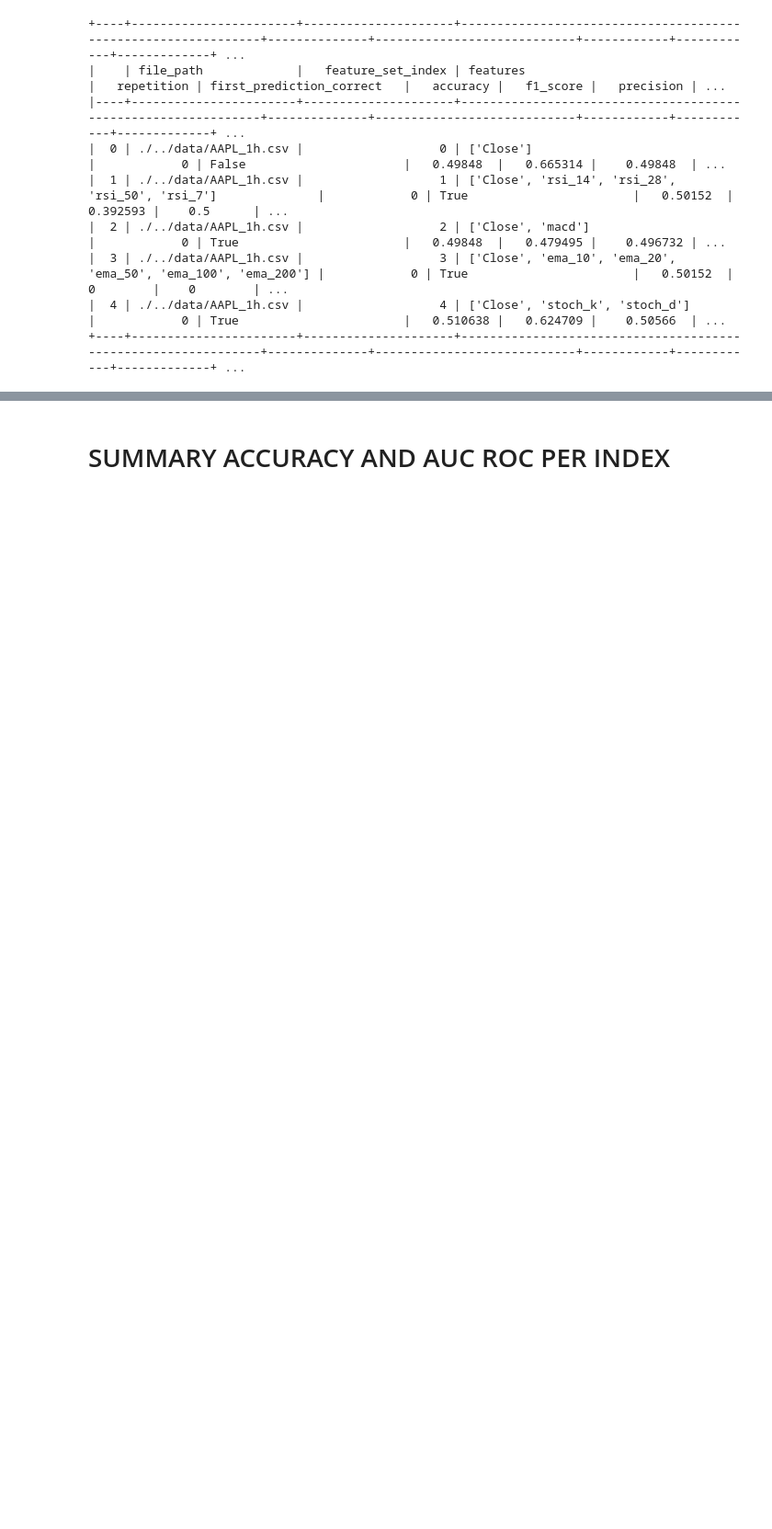
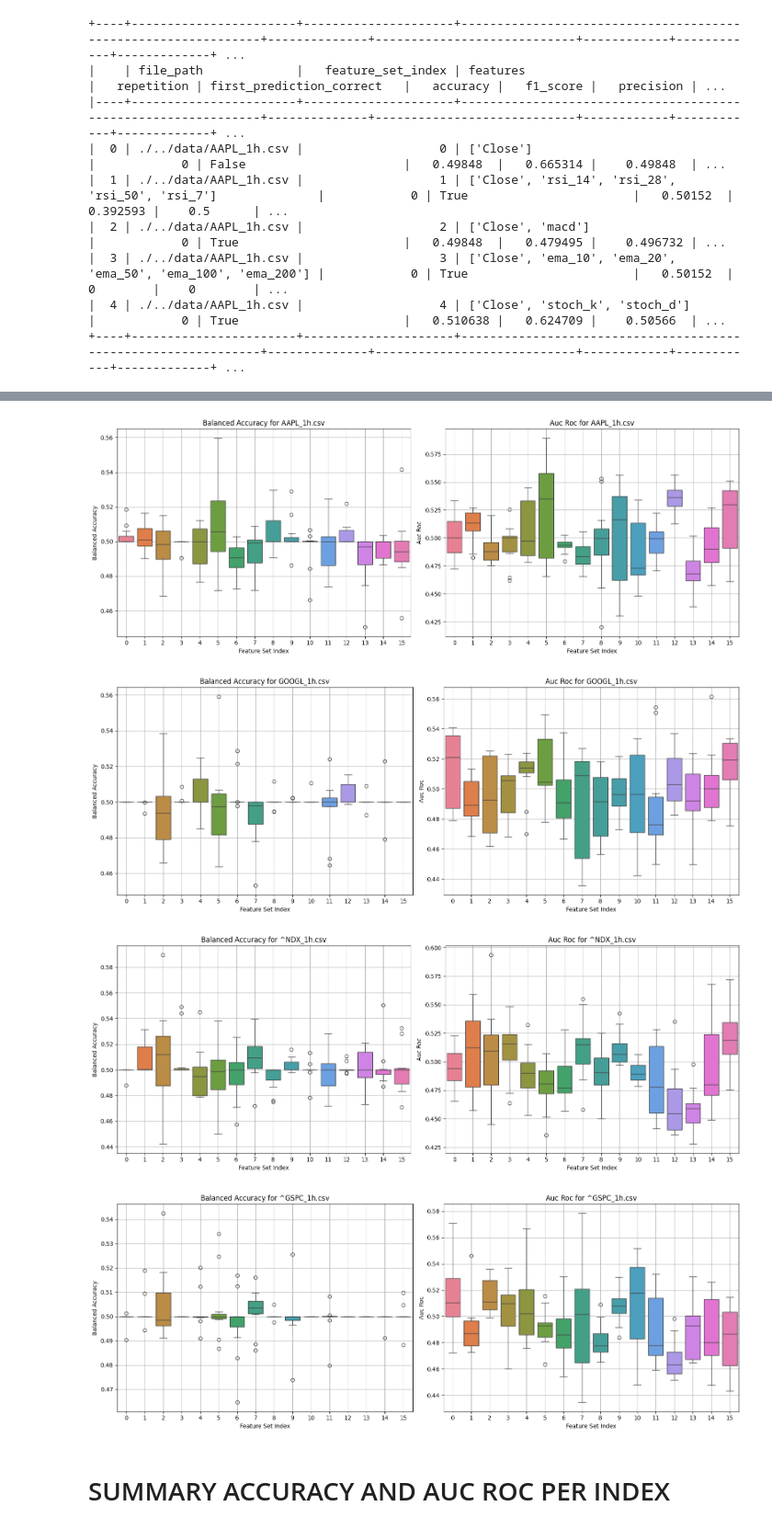
Before and after one commit to CenturionTheMan/WhiteRock, a Jupyter notebook: src/indicators_data_analis.ipynb, the cells around one changed output, grey strips where cells are left out. Shown: that part at 92% size. Drawn from its saved outputs; the diff is of its cells as text; code cells hidden in the pictures; blank space fills up the shorter version.

```diff
--- a/src/indicators_data_analis.ipynb
+++ b/src/indicators_data_analis.ipynb
@@ -77,18 +51,0 @@ for file in files:
-# %%
-metrics = ["auc_roc"] # "f1_score" "balanced_accuracy"
-files = df['file_path'].unique()
-for file in files:
-    file_name = file.split('/')[-1]
-    df_file = df[df['file_path'] == file]
-    for metric in metrics:
-        plt.figure(figsize=(12, 6))
-        ax = sns.boxplot(x='feature_set_index', y=metric, hue='features', data=df_file)
-        plt.title(f'Comparison of {metric} across feature sets for {file_name}')
-        plt.xlabel('Feature Set Index')
-        plt.ylabel(metric.replace('_', ' ').title())
-        # plt.legend(title='features')
-        if ax.get_legend() is not None:
-            ax.get_legend().remove()
-        plt.grid(True)
-        plt.tight_layout()
-        plt.show()
@@ -100,3 +52,51 @@ for file in files:
+# %%
+metrics_left = ["balanced_accuracy"]
+metrics_right = ["auc_roc"]
+files = df['file_path'].unique()
+
+for file in files:
+    file_name = file.split('/')[-1]
+    df_file = df[df['file_path'] == file]
+
+    fig, axes = plt.subplots(1, 2, figsize=(16, 6))
+
+    metric = metrics_left[0]
+    sns.boxplot(
+        x='feature_set_index',
+        y=metric,
+        hue='features',
+        data=df_file,
+        ax=axes[0]
+    )
+    axes[0].set_title(f'{metric.replace("_", " ").title()} for {file_name}')
+    axes[0].set_xlabel('Feature Set Index')
+    axes[0].set_ylabel(metric.replace('_', ' ').title())
+    if axes[0].get_legend() is not None:
+        axes[0].get_legend().remove()
+    axes[0].grid(True)
+
+    metric = metrics_right[0]
+    sns.boxplot(
+        x='feature_set_index',
+        y=metric,
+        hue='features',
+        data=df_file,
+        ax=axes[1]
+    )
+    axes[1].set_title(f'{metric.replace("_", " ").title()} for {file_name}')
+    axes[1].set_xlabel('Feature Set Index')
+    axes[1].set_ylabel(metric.replace('_', ' ').title())
+    if axes[1].get_legend() is not None:
+        axes[1].get_legend().remove()
+    axes[1].grid(True)
+
+    plt.tight_layout()
+    plt.show()
+# %% [output]
+[figure, added]
+[figure, added]
+[figure, added]
+[figure, added]
 # %% [markdown]
 # SUMMARY ACCURACY AND AUC ROC PER INDEX
 # %%
```
Also changed, not shown: parts of 8 cells of this notebook.
